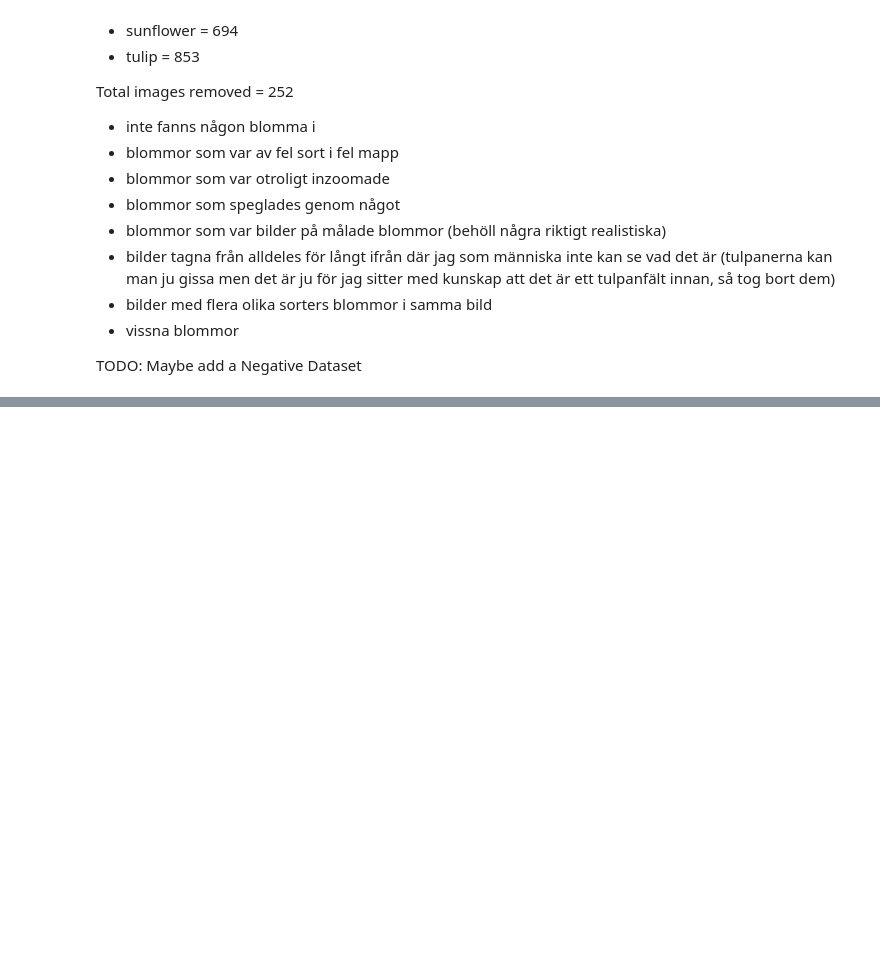
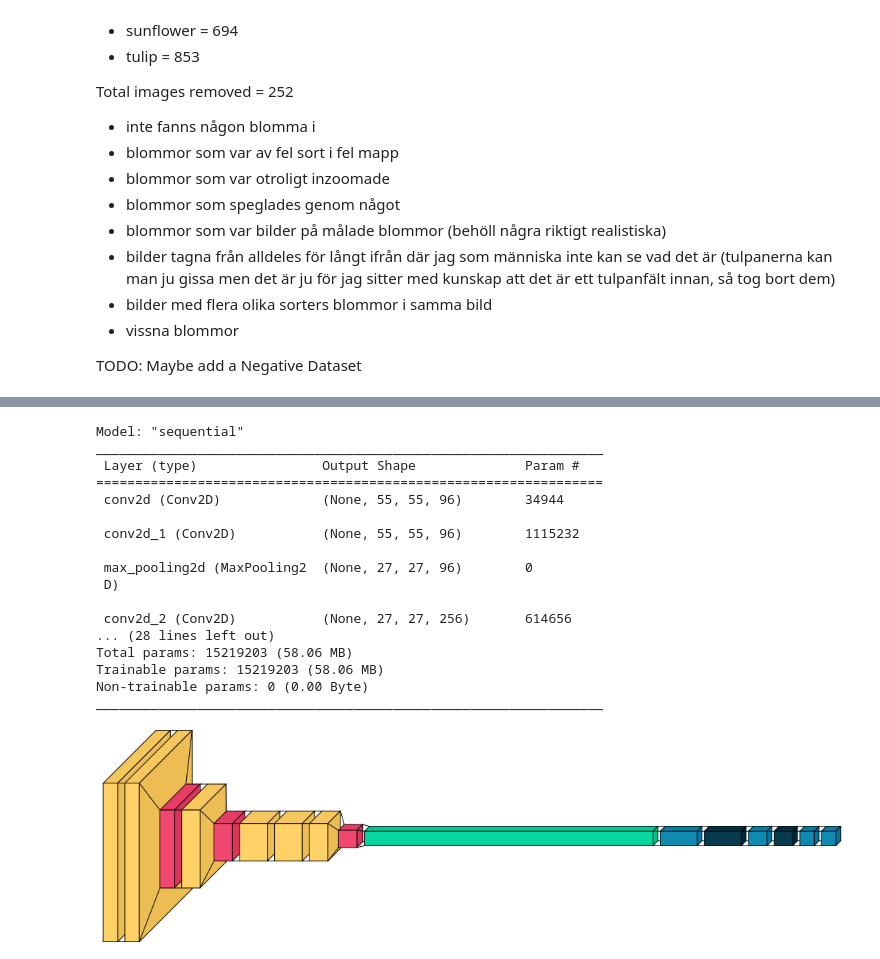
Before and after one commit to JoelOscarsson/dl-assignment, a Jupyter notebook: classification.ipynb, the cells around one changed output, grey strips where cells are left out. Saved outputs shown, nothing was run; the diff lists cells and outputs as text; code cells hidden in the pictures; blank space fills up the shorter version.

```diff
--- a/classification.ipynb
+++ b/classification.ipynb
@@ -213,0 +314,76 @@ def normalizeData(train_split, val_split):
+# %%
+def create_cnn(NUM_CLASSES, WEIGHTS_PATH):
+    """
+    This Function builds and compiles CNN model using keras.
+
+    ARGS:
+    - num_classes: Number of classes in the dataset
+    - weights_path: Path to the weights of the model (transfer learning)
+
+    RETURNS:
+    - model: Compiled keras modeL
+    """
+
+    # initialize the model
+    model = Sequential()
+
+    model.add(Conv2D(96, kernel_size=(11,11), strides=(4,4), activation='relu', input_shape=(IMG_HEIGHT, IMG_WIDTH, 3)))
+    model.add(Conv2D(96, kernel_size=(11, 11), dilation_rate=(4, 4), activation='relu', padding="same"))
+    model.add(MaxPool2D(pool_size=(3,3), strides=(2,2), padding="valid"))
+    model.add(Conv2D(256, kernel_size=(5, 5), strides=(1,1), activation='relu', padding="same"))
+    model.add(MaxPool2D(pool_size=(3,3), strides=(2,2), padding="valid"))
+    model.add(Conv2D(384, kernel_size=(5, 5), dilation_rate=(2, 2), activation='relu', padding="same"))
+    model.add(Conv2D(384, kernel_size=(5, 5), dilation_rate=(2, 2), activation='relu', padding="same"))
+    model.add(Conv2D(256, kernel_size=(5, 5), dilation_rate=(2, 2), activation='relu', padding="same"))
+    model.add(MaxPool2D(pool_size=(3,3), strides=(2,2), padding="valid"))
+    model.add(Flatten())
+    model.add(Dense(512, activation='relu'))
+    model.add(Dropout(0.5))
+    model.add(Dense(256, activation='relu'))
+    model.add(Dropout(0.5))
+    model.add(Dense(NUM_CLASSES, activation='softmax'))
+
+
+    model.compile(
+        optimizer='adam',
+        loss=tf.keras.losses.SparseCategoricalCrossentropy(from_logits=True), # TODO: COMMENT THIS
+        metrics=['accuracy']
+    )
+
+    # if WEIGHTS_PATH.exists():
+    #     model.load_weights(WEIGHTS_PATH)
+
+    model.add(Dense(5, activation='softmax'))
+
+    model.compile(
+        optimizer= Adam(learning_rate=LEARNING_RATE),
+        loss='sparse_categorical_crossentropy',
+        metrics=['accuracy']
+    )
+
+    # Print model summary
+    model.summary()
+
+    return model
+
+model = create_cnn(NUM_CLASSES, WEIGHTS_PATH)
+visualkeras.layered_view(model)
+# %% [output]
+Model: "sequential"
+_________________________________________________________________
+ Layer (type)                Output Shape              Param #
+=================================================================
+ conv2d (Conv2D)             (None, 55, 55, 96)        34944
+
+ conv2d_1 (Conv2D)           (None, 55, 55, 96)        1115232
+
+ max_pooling2d (MaxPooling2  (None, 27, 27, 96)        0
+ D)
+
+ conv2d_2 (Conv2D)           (None, 27, 27, 256)       614656
+... (28 lines left out)
+Total params: 15219203 (58.06 MB)
+Trainable params: 15219203 (58.06 MB)
+Non-trainable params: 0 (0.00 Byte)
+_________________________________________________________________
+[figure, added]
```
Also changed, not shown: parts of 28 cells of this notebook, 3 other files.
